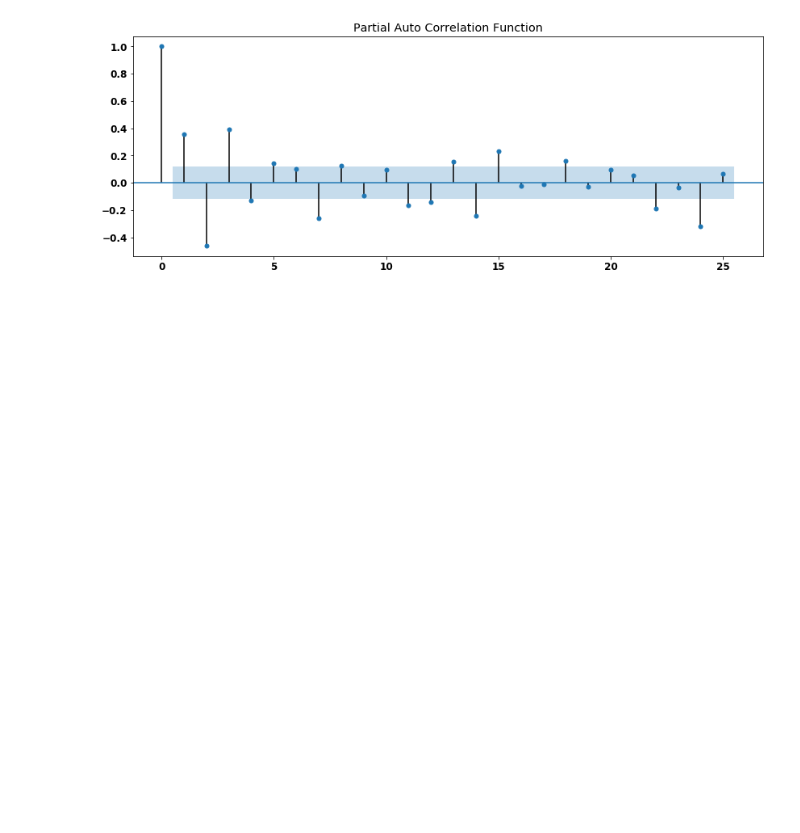
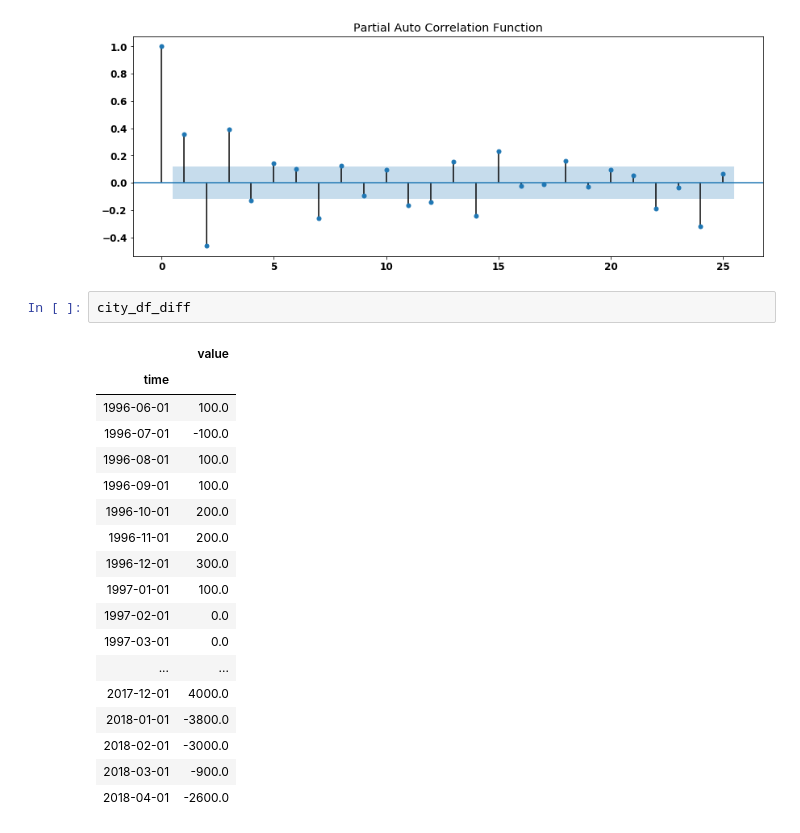
Before and after one commit to FarnazG/CodeReviews, a Jupyter notebook: time_series_codereview.ipynb, the cells around one changed output. Saved outputs shown, nothing was run; the diff lists cells and outputs as text; blank space fills up the shorter version.

```diff
--- a/time_series_codereview.ipynb
+++ b/time_series_codereview.ipynb
@@ -403,3 +403,24 @@ plot_acf(city_df_diff.dropna(), title='Auto Correlation Function'); #lags=250
 plot_pacf(city_df_diff.dropna(), title='Partial Auto Correlation Function'); #lags=250
 # %% [output]
 [figure]
+# %%
+city_df_diff
+# %% [output]
+|  | value |
+| time |  |
+| 1996-06-01 | 100.0 |
+| 1996-07-01 | -100.0 |
+| 1996-08-01 | 100.0 |
+| 1996-09-01 | 100.0 |
+| 1996-10-01 | 200.0 |
+| 1996-11-01 | 200.0 |
+| 1996-12-01 | 300.0 |
+| 1997-01-01 | 100.0 |
+| 1997-02-01 | 0.0 |
+| 1997-03-01 | 0.0 |
+| ... | ... |
+| 2017-12-01 | 4000.0 |
+| 2018-01-01 | -3800.0 |
+| 2018-02-01 | -3000.0 |
+| 2018-03-01 | -900.0 |
+| 2018-04-01 | -2600.0 |
```
Also changed, not shown: parts of 2 cells of this notebook.
